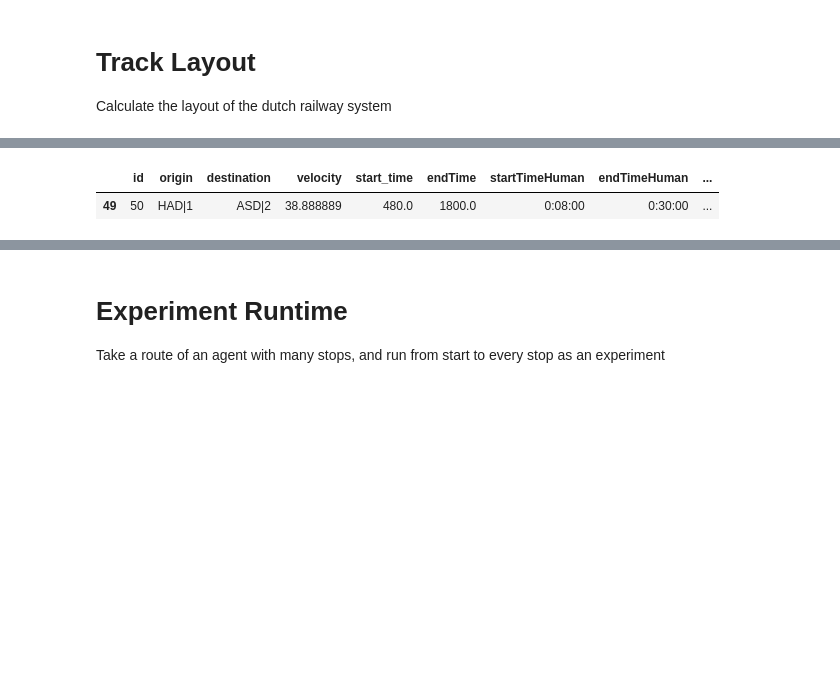
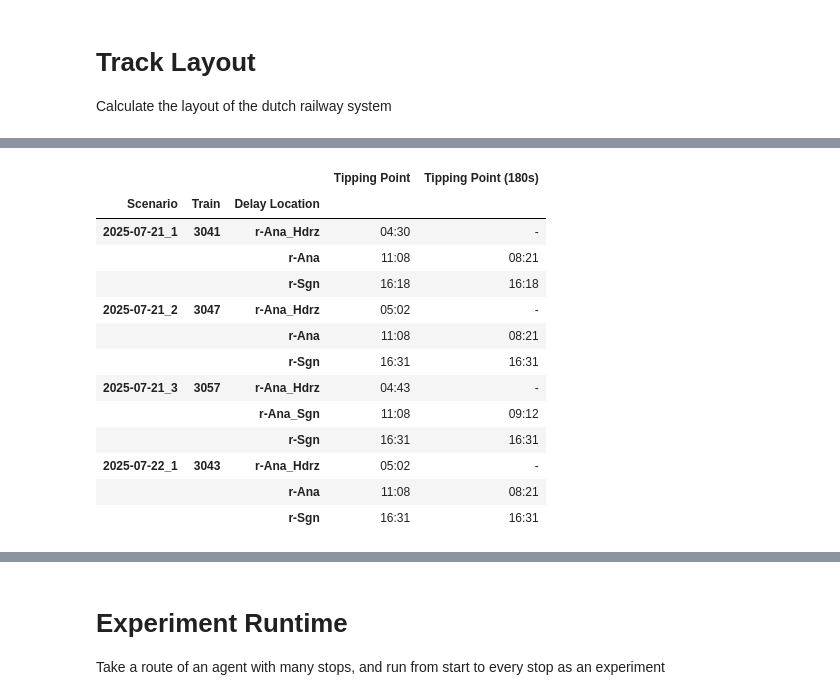
Before and after one commit to GoodGuyMe/delay-replanning-slack, a Jupyter notebook: experiments/tadDenHelder.ipynb, the cells around one changed output, grey strips where cells are left out. Drawn from its saved outputs; the diff is of its cells as text; code cells hidden in the pictures; blank space fills up the shorter version.

```diff
--- a/experiments/tadDenHelder.ipynb
+++ b/experiments/tadDenHelder.ipynb
@@ -167,0 +104,3 @@ path_df.loc[path_df["scenario"] == "2025-07-21_1.json"].loc[path_df["label"] ==
+# %%
+path_df = pd.read_csv(save_dir + "/3000e-Hdr.csv", index_col=0)
+path_df
@@ -168,7 +121,56 @@ path_df.loc[path_df["scenario"] == "2025-07-21_1.json"].loc[path_df["label"] ==
 # %%
- df = tad_exp.agent_df
-df.loc[df["id"] == 50]
+allowed_delay = 180
+
+def td_str(td):
+    return ':'.join(re.split(r'[:.]+', str(td)) [1:3])
+
+def extract_tipping_point(df):
+    def apply_func(df):
+
+        result=df.groupby("Delay Location").agg({
+            "beta": "max",
+            "Delay Amount": "max",
+        })
+        # result = result.loc[result['beta'] < 900]
+        result["Tipping Point"] = result["beta"].apply(lambda x: td_str(timedelta(seconds=x)))
+
+        def tp_finder(x):
+            new_tp = x['beta'] - max(0, x['Delay Amount'] - allowed_delay)
+            if new_tp > 0:
+                return td_str(timedelta(seconds=new_tp))
+            return "-"
+
+        result[f"Tipping Point ({allowed_delay}s)"] = result.apply(tp_finder, axis=1)
+        return result.sort_values("Tipping Point", ascending=True).drop(columns=["beta", "Delay Amount"])
+
+    df["Delay Location"] = df["Delay Location"].str.split("|").apply(lambda x: x[0])
+    df = df.groupby(by='Train').apply(apply_func, include_groups=False)
+    return df
+
+tipping_point_df = path_df.rename(columns={
+    "delay_amount": "Delay Amount",
+    "delay_location": "Delay Location",
+    "trainNumber": "Train",
+    "scenario": "Scenario",
+    "label": "Label",
+})
+tipping_point_df["Scenario"] = tipping_point_df["Scenario"].apply(lambda x: x.split(".")[0])
+tipping_point_df = tipping_point_df.groupby(["Scenario"]).apply(extract_tipping_point, include_groups=False)
+tipping_point_df.to_latex(save_dir + "/3000e-Hdr.tex", escape=True)
+tipping_point_df
 # %% [output]
-|  | id | origin | destination | velocity | start_time | endTime | startTimeHuman | endTimeHuman | ... |
-| 49 | 50 | HAD|1 | ASD|2 | 38.888889 | 480.0 | 1800.0 | 0:08:00 | 0:30:00 | ... |
+|  |  |  | Tipping Point | Tipping Point (180s) |
+| Scenario | Train | Delay Location |  |  |
+| 2025-07-21_1 | 3041 | r-Ana_Hdrz | 04:30 | - |
+|  |  | r-Ana | 11:08 | 08:21 |
+|  |  | r-Sgn | 16:18 | 16:18 |
+| 2025-07-21_2 | 3047 | r-Ana_Hdrz | 05:02 | - |
+|  |  | r-Ana | 11:08 | 08:21 |
+|  |  | r-Sgn | 16:31 | 16:31 |
+| 2025-07-21_3 | 3057 | r-Ana_Hdrz | 04:43 | - |
+|  |  | r-Ana_Sgn | 11:08 | 09:12 |
+|  |  | r-Sgn | 16:31 | 16:31 |
+| 2025-07-22_1 | 3043 | r-Ana_Hdrz | 05:02 | - |
+|  |  | r-Ana | 11:08 | 08:21 |
+|  |  | r-Sgn | 16:31 | 16:31 |
 # %%
```
Also changed, not shown: parts of 10 cells of this notebook, 8 other files.
